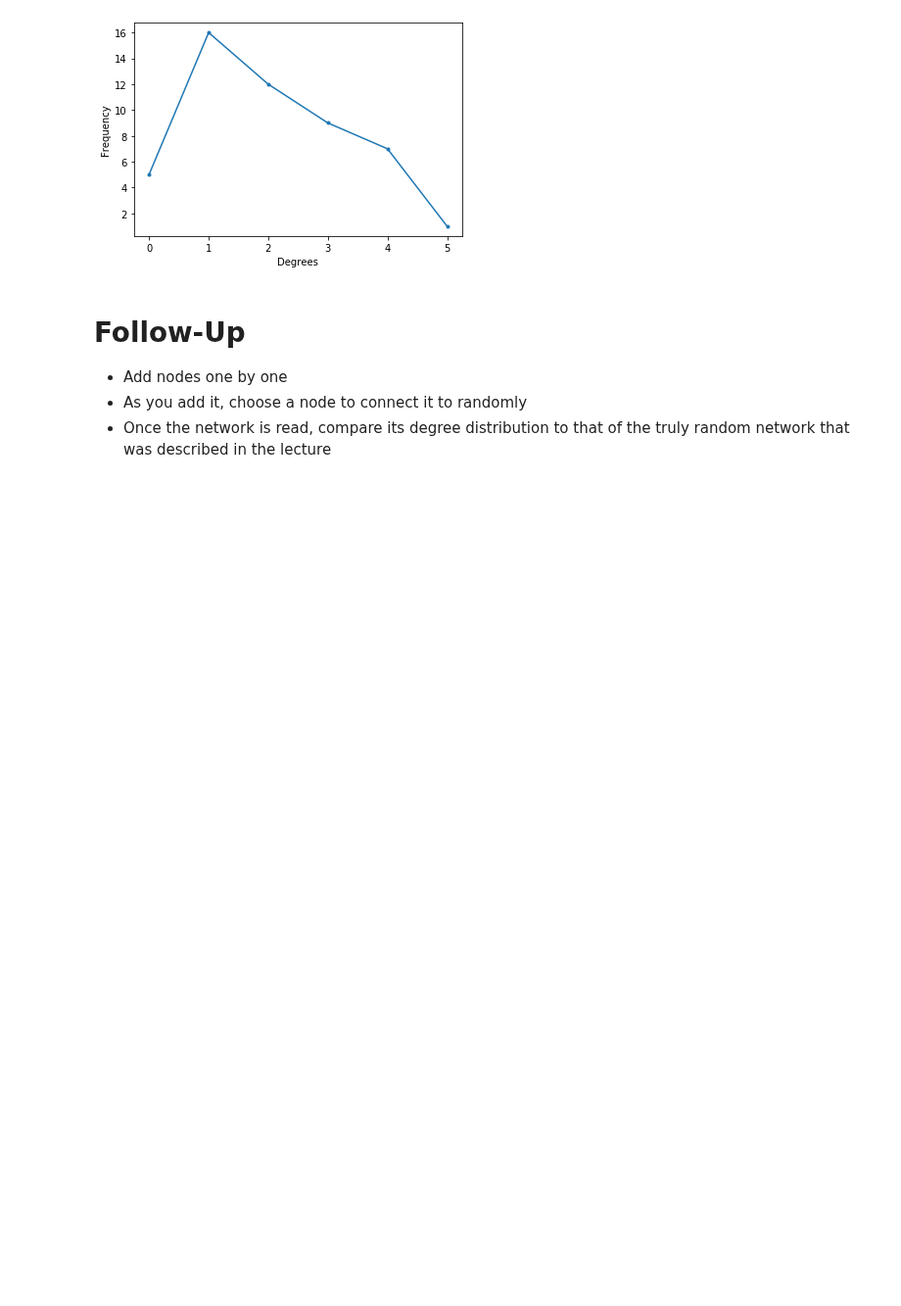
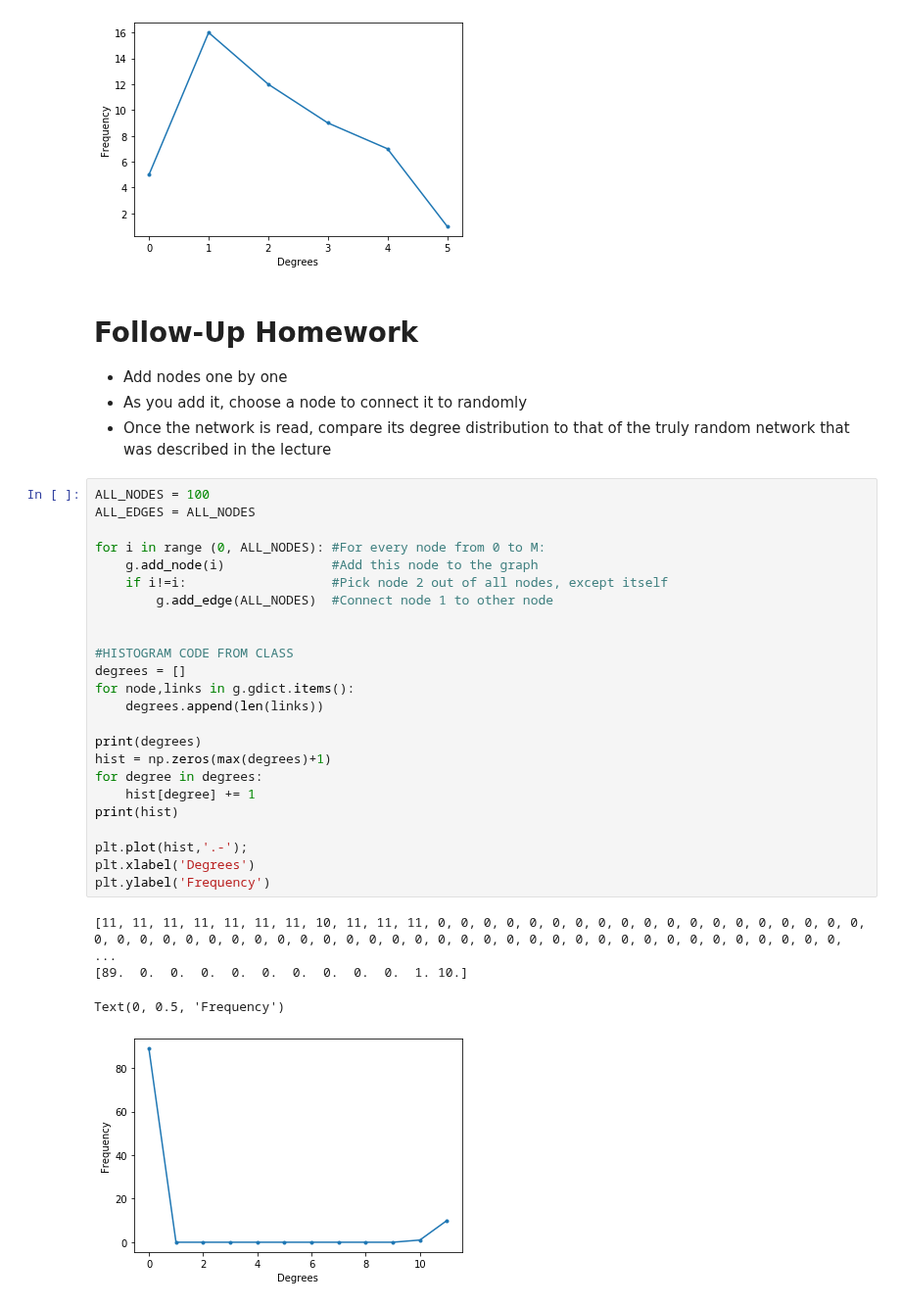
Before and after one commit to RachelMordecai7/Computational-Biology, a Jupyter notebook: Online Class 2 + Homework, More Graphs .ipynb, the cells around one changed output. Shown at 98% size. Saved outputs shown, nothing was run; the diff lists cells and outputs as text; blank space fills up the shorter version.

Commit message:
With Homework Attempt

```diff
--- a/Online Class 2 + Homework, More Graphs .ipynb
+++ b/Online Class 2 + Homework, More Graphs .ipynb
@@ -142,7 +142,36 @@ plt.ylabel('Frequency')
 Text(0, 0.5, 'Frequency')
 [figure]
 # %% [markdown]
-# Follow-Up
+# Follow-Up Homework
 * Add nodes one by one
 * As you add it, choose a node to connect it to randomly
 * Once the network is read, compare its degree distribution to that of the truly random network that was described in the lecture
+# %%
+ALL_NODES = 100
+ALL_EDGES = ALL_NODES
+
+for i in range (0, ALL_NODES): #For every node from 0 to M:
+    g.add_node(i)              #Add this node to the graph
+    if i!=i:                   #Pick node 2 out of all nodes, except itself
+        g.add_edge(ALL_NODES)  #Connect node 1 to other node
+
+
+#HISTOGRAM CODE FROM CLASS
+degrees = []
+for node,links in g.gdict.items():
+    degrees.append(len(links))
+
+print(degrees)
+hist = np.zeros(max(degrees)+1)
+for degree in degrees:
+    hist[degree] += 1
+print(hist)
+
+plt.plot(hist,'.-');
+plt.xlabel('Degrees')
+plt.ylabel('Frequency')
+# %% [output]
+[11, 11, 11, 11, 11, 11, 11, 10, 11, 11, 11, 0, 0, 0, 0, 0, 0, 0, 0, 0, 0, 0, 0, 0, 0, 0, 0, 0, 0, 0, 0, 0, 0, 0, 0, 0, 0, 0, 0, 0, 0, 0, 0, 0, 0, 0, 0, 0, 0, 0, 0, 0, 0, 0, 0, 0, 0, 0, 0, 0, 0, 0, 0, ...
+[89.  0.  0.  0.  0.  0.  0.  0.  0.  0.  1. 10.]
+Text(0, 0.5, 'Frequency')
+[figure, added]
```
Also changed, not shown: parts of 2 cells of this notebook.
